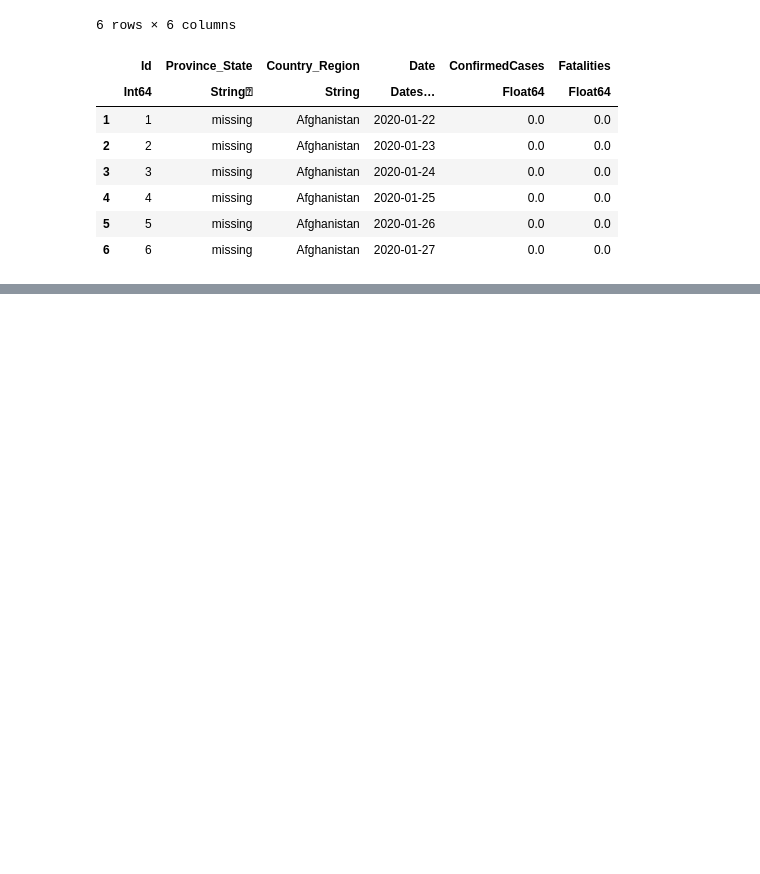
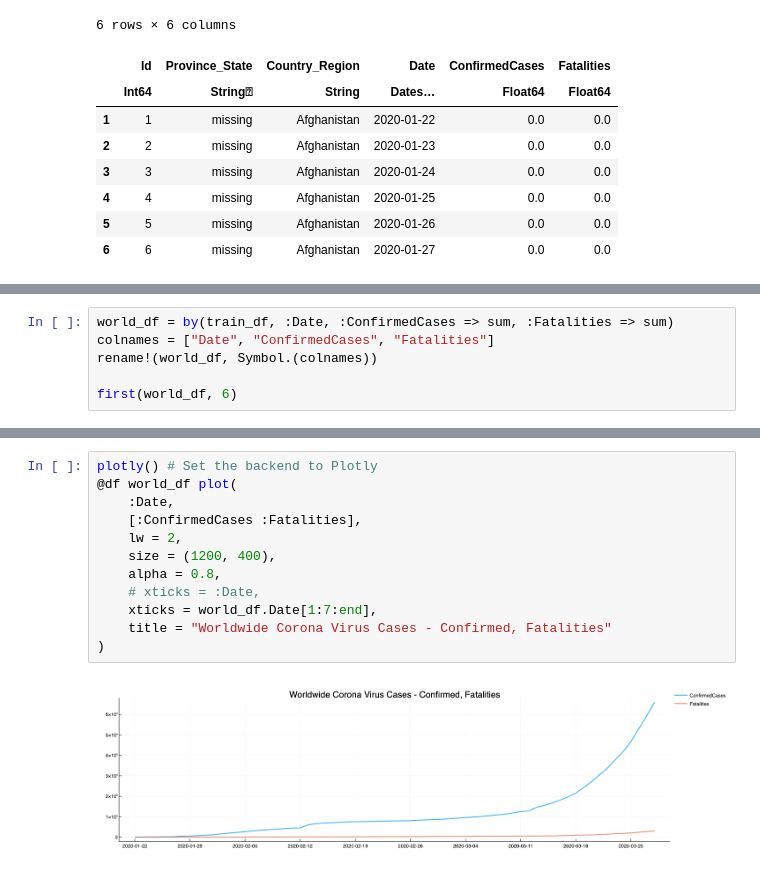
Before and after one commit to Shenghao1993/covid19-cases-forecast, a Jupyter notebook: 1.0-covid19-exploratory-data-analysis.ipynb, the cells around one changed output, grey strips where cells are left out. Cells and saved outputs as stored; diff of their text form; blank space fills up the shorter version.

```diff
--- a/1.0-covid19-exploratory-data-analysis.ipynb
+++ b/1.0-covid19-exploratory-data-analysis.ipynb
@@ -36,0 +45,6 @@ MethodError: MethodError: objects of type Module are not callable
+# %%
+world_df = by(train_df, :Date, :ConfirmedCases => sum, :Fatalities => sum)
+colnames = ["Date", "ConfirmedCases", "Fatalities"]
+rename!(world_df, Symbol.(colnames))
+
+first(world_df, 6)
@@ -36,0 +61,14 @@ MethodError: MethodError: objects of type Module are not callable
+# %%
+plotly() # Set the backend to Plotly
+@df world_df plot(
+    :Date,
+    [:ConfirmedCases :Fatalities],
+    lw = 2,
+    size = (1200, 400),
+    alpha = 0.8,
+    # xticks = :Date,
+    xticks = world_df.Date[1:7:end],
+    title = "Worldwide Corona Virus Cases - Confirmed, Fatalities"
+)
+# %% [output]
+[figure, added]
```
Also changed, not shown: parts of 12 cells of this notebook.
